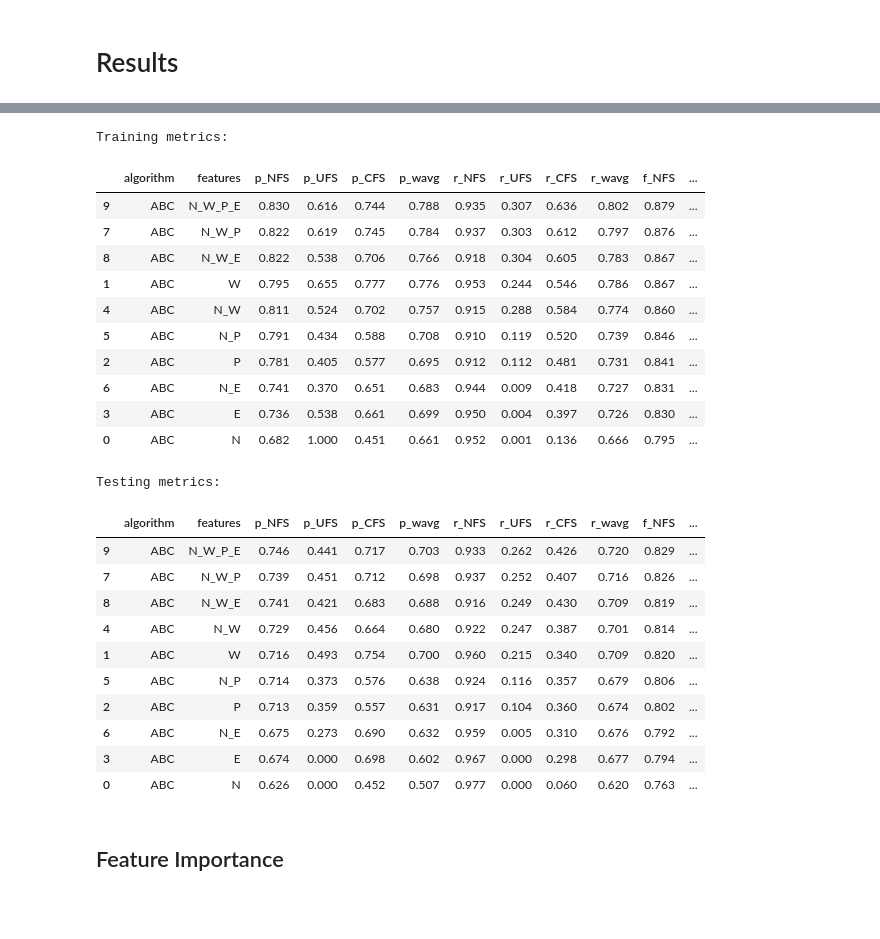
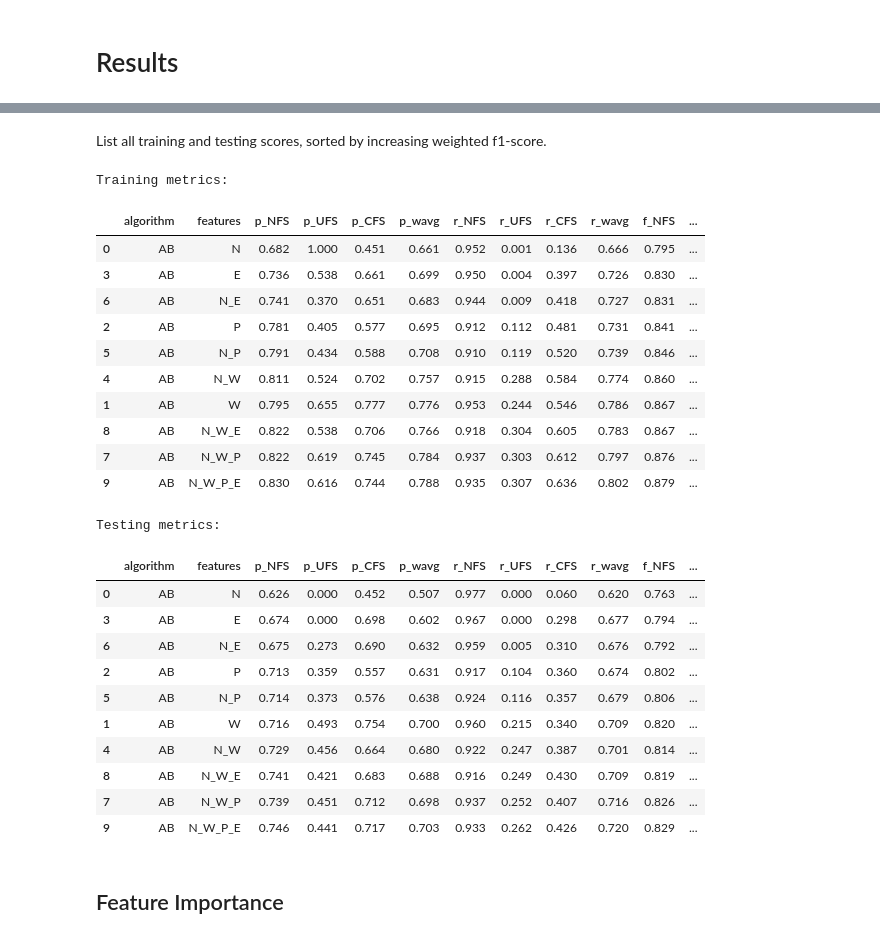
Before and after one commit to SigneK42/fact_check_worthy_claim, a Jupyter notebook: notebooks/AdaBoost.ipynb, the cells around one changed output, grey strips where cells are left out. Drawn from its saved outputs; the diff is of its cells as text; code cells hidden in the pictures; blank space fills up the shorter version.

```diff
--- a/notebooks/AdaBoost.ipynb
+++ b/notebooks/AdaBoost.ipynb
@@ -111,13 +112,13 @@ models = {}
 
 for features, index in experiments.items():
   exp_clf, exp_score_train, exp_score_test = run_experiment(
-      clf=clf,
+      clf=copy(clf),
       X_train=X_train[:, index],
       y_train=y_train,
       X_test=X_test[:, index],
       y_test=y_test,
       annotations={
-        'algorithm': 'ABC',
+        'algorithm': 'AB',
         'features': features}
   )
   models[features] = exp_clf
@@ -163,0 +167,2 @@ Test metrics:
+# %%
+plot_train_test_score(df_score_train, df_score_test, method='AB', order_by='f_wavg')
@@ -164,34 +177,36 @@ Test metrics:
+# %% [markdown]
+List all training and testing scores, sorted by increasing weighted f1-score.
 # %%
 print('Training metrics:')
-display(df_score_train.sort_values(by='f_wavg', ascending=False))
+display(df_score_train.sort_values(by='f_wavg'))
 
 print('Testing metrics:')
-display(df_score_test.sort_values(by='f_wavg', ascending=False))
+display(df_score_test.sort_values(by='f_wavg'))
 # %% [output]
 Training metrics:
 |  | algorithm | features | p_NFS | p_UFS | p_CFS | p_wavg | r_NFS | r_UFS | r_CFS | r_wavg | f_NFS | ... |
-| 9 | ABC | N_W_P_E | 0.830 | 0.616 | 0.744 | 0.788 | 0.935 | 0.307 | 0.636 | 0.802 | 0.879 | ... |
-| 7 | ABC | N_W_P | 0.822 | 0.619 | 0.745 | 0.784 | 0.937 | 0.303 | 0.612 | 0.797 | 0.876 | ... |
-| 8 | ABC | N_W_E | 0.822 | 0.538 | 0.706 | 0.766 | 0.918 | 0.304 | 0.605 | 0.783 | 0.867 | ... |
-| 1 | ABC | W | 0.795 | 0.655 | 0.777 | 0.776 | 0.953 | 0.244 | 0.546 | 0.786 | 0.867 | ... |
-| 4 | ABC | N_W | 0.811 | 0.524 | 0.702 | 0.757 | 0.915 | 0.288 | 0.584 | 0.774 | 0.860 | ... |
-| 5 | ABC | N_P | 0.791 | 0.434 | 0.588 | 0.708 | 0.910 | 0.119 | 0.520 | 0.739 | 0.846 | ... |
-| 2 | ABC | P | 0.781 | 0.405 | 0.577 | 0.695 | 0.912 | 0.112 | 0.481 | 0.731 | 0.841 | ... |
-| 6 | ABC | N_E | 0.741 | 0.370 | 0.651 | 0.683 | 0.944 | 0.009 | 0.418 | 0.727 | 0.831 | ... |
-| 3 | ABC | E | 0.736 | 0.538 | 0.661 | 0.699 | 0.950 | 0.004 | 0.397 | 0.726 | 0.830 | ... |
-| 0 | ABC | N | 0.682 | 1.000 | 0.451 | 0.661 | 0.952 | 0.001 | 0.136 | 0.666 | 0.795 | ... |
+| 0 | AB | N | 0.682 | 1.000 | 0.451 | 0.661 | 0.952 | 0.001 | 0.136 | 0.666 | 0.795 | ... |
+| 3 | AB | E | 0.736 | 0.538 | 0.661 | 0.699 | 0.950 | 0.004 | 0.397 | 0.726 | 0.830 | ... |
+| 6 | AB | N_E | 0.741 | 0.370 | 0.651 | 0.683 | 0.944 | 0.009 | 0.418 | 0.727 | 0.831 | ... |
+| 2 | AB | P | 0.781 | 0.405 | 0.577 | 0.695 | 0.912 | 0.112 | 0.481 | 0.731 | 0.841 | ... |
+| 5 | AB | N_P | 0.791 | 0.434 | 0.588 | 0.708 | 0.910 | 0.119 | 0.520 | 0.739 | 0.846 | ... |
+| 4 | AB | N_W | 0.811 | 0.524 | 0.702 | 0.757 | 0.915 | 0.288 | 0.584 | 0.774 | 0.860 | ... |
+| 1 | AB | W | 0.795 | 0.655 | 0.777 | 0.776 | 0.953 | 0.244 | 0.546 | 0.786 | 0.867 | ... |
+| 8 | AB | N_W_E | 0.822 | 0.538 | 0.706 | 0.766 | 0.918 | 0.304 | 0.605 | 0.783 | 0.867 | ... |
+| 7 | AB | N_W_P | 0.822 | 0.619 | 0.745 | 0.784 | 0.937 | 0.303 | 0.612 | 0.797 | 0.876 | ... |
+| 9 | AB | N_W_P_E | 0.830 | 0.616 | 0.744 | 0.788 | 0.935 | 0.307 | 0.636 | 0.802 | 0.879 | ... |
 Testing metrics:
 |  | algorithm | features | p_NFS | p_UFS | p_CFS | p_wavg | r_NFS | r_UFS | r_CFS | r_wavg | f_NFS | ... |
-| 9 | ABC | N_W_P_E | 0.746 | 0.441 | 0.717 | 0.703 | 0.933 | 0.262 | 0.426 | 0.720 | 0.829 | ... |
-| 7 | ABC | N_W_P | 0.739 | 0.451 | 0.712 | 0.698 | 0.937 | 0.252 | 0.407 | 0.716 | 0.826 | ... |
-| 8 | ABC | N_W_E | 0.741 | 0.421 | 0.683 | 0.688 | 0.916 | 0.249 | 0.430 | 0.709 | 0.819 | ... |
-| 4 | ABC | N_W | 0.729 | 0.456 | 0.664 | 0.680 | 0.922 | 0.247 | 0.387 | 0.701 | 0.814 | ... |
-| 1 | ABC | W | 0.716 | 0.493 | 0.754 | 0.700 | 0.960 | 0.215 | 0.340 | 0.709 | 0.820 | ... |
-| 5 | ABC | N_P | 0.714 | 0.373 | 0.576 | 0.638 | 0.924 | 0.116 | 0.357 | 0.679 | 0.806 | ... |
-| 2 | ABC | P | 0.713 | 0.359 | 0.557 | 0.631 | 0.917 | 0.104 | 0.360 | 0.674 | 0.802 | ... |
-| 6 | ABC | N_E | 0.675 | 0.273 | 0.690 | 0.632 | 0.959 | 0.005 | 0.310 | 0.676 | 0.792 | ... |
-| 3 | ABC | E | 0.674 | 0.000 | 0.698 | 0.602 | 0.967 | 0.000 | 0.298 | 0.677 | 0.794 | ... |
-| 0 | ABC | N | 0.626 | 0.000 | 0.452 | 0.507 | 0.977 | 0.000 | 0.060 | 0.620 | 0.763 | ... |
+| 0 | AB | N | 0.626 | 0.000 | 0.452 | 0.507 | 0.977 | 0.000 | 0.060 | 0.620 | 0.763 | ... |
+| 3 | AB | E | 0.674 | 0.000 | 0.698 | 0.602 | 0.967 | 0.000 | 0.298 | 0.677 | 0.794 | ... |
+| 6 | AB | N_E | 0.675 | 0.273 | 0.690 | 0.632 | 0.959 | 0.005 | 0.310 | 0.676 | 0.792 | ... |
+| 2 | AB | P | 0.713 | 0.359 | 0.557 | 0.631 | 0.917 | 0.104 | 0.360 | 0.674 | 0.802 | ... |
+| 5 | AB | N_P | 0.714 | 0.373 | 0.576 | 0.638 | 0.924 | 0.116 | 0.357 | 0.679 | 0.806 | ... |
+| 1 | AB | W | 0.716 | 0.493 | 0.754 | 0.700 | 0.960 | 0.215 | 0.340 | 0.709 | 0.820 | ... |
+| 4 | AB | N_W | 0.729 | 0.456 | 0.664 | 0.680 | 0.922 | 0.247 | 0.387 | 0.701 | 0.814 | ... |
+| 8 | AB | N_W_E | 0.741 | 0.421 | 0.683 | 0.688 | 0.916 | 0.249 | 0.430 | 0.709 | 0.819 | ... |
+| 7 | AB | N_W_P | 0.739 | 0.451 | 0.712 | 0.698 | 0.937 | 0.252 | 0.407 | 0.716 | 0.826 | ... |
+| 9 | AB | N_W_P_E | 0.746 | 0.441 | 0.717 | 0.703 | 0.933 | 0.262 | 0.426 | 0.720 | 0.829 | ... |
 # %% [markdown]
 ## Feature Importance
 # %%
```
Also changed, not shown: parts of 8 cells of this notebook.
